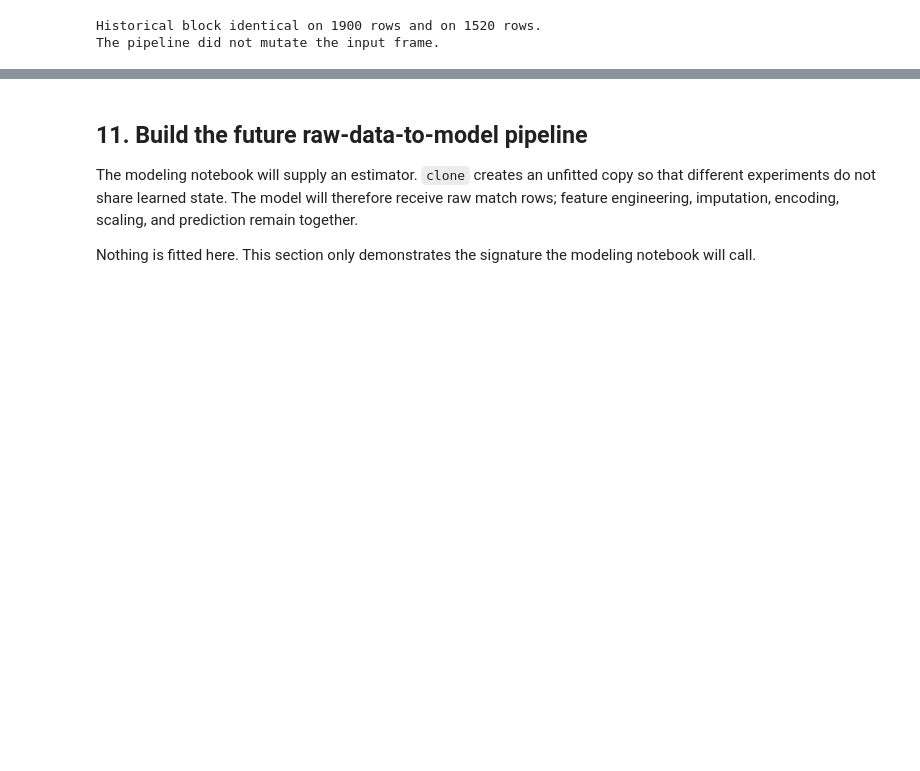
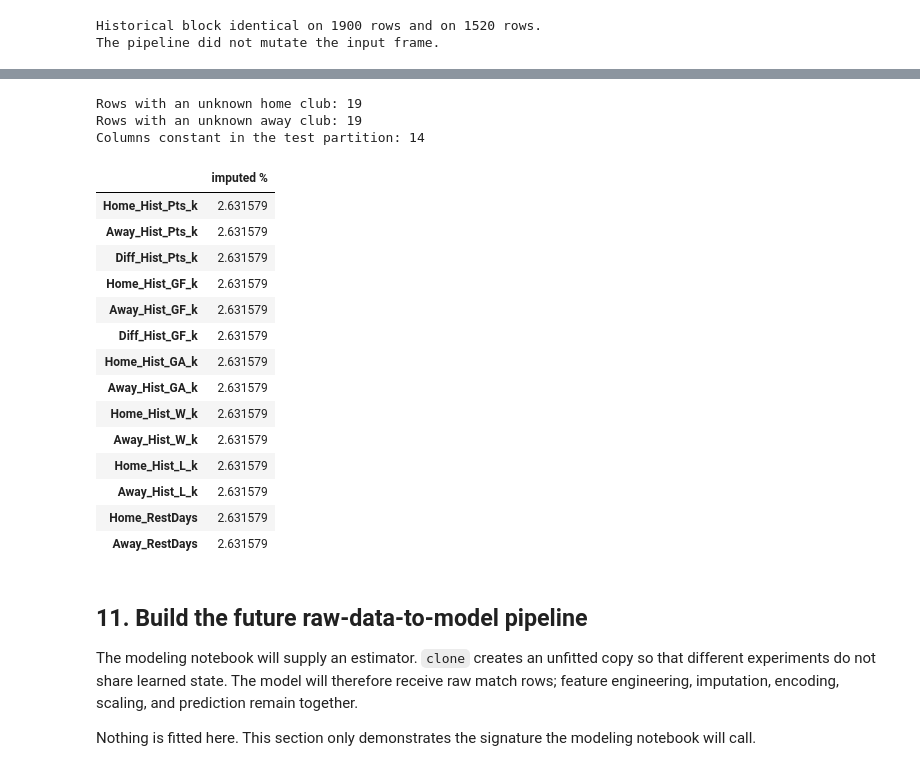
Before and after one commit to errodd/premier_league_football_predictor, a Jupyter notebook: notebooks/02_data_preparation.ipynb, the cells around one changed output, grey strips where cells are left out. Cells and saved outputs as stored; diff of their text form; code cells hidden in the pictures; blank space fills up the shorter version.

```diff
--- a/notebooks/02_data_preparation.ipynb
+++ b/notebooks/02_data_preparation.ipynb
@@ -541,0 +551,12 @@ The pipeline did not mutate the input frame.
+# %%
+built_test = hist_all.loc[is_test.to_numpy()].reset_index(drop=True)
+X_test_prepared = preprocessor.transform(built_test)
+
+assert X_test_prepared.shape[0] == len(df_test)
+assert X_test_prepared.shape[1] == len(output_feature_names)
+assert not X_test_prepared.isna().any().any(), "NaN reached the output"
+
+assert np.isfinite(X_test_prepared.to_numpy(dtype=float)).all()
+
+print(f"Test shape: {X_test_prepared.shape}")
+print("No missing values and no infinities in the test output.")
@@ -542,3 +574,48 @@ The pipeline did not mutate the input frame.
+# %%
+home_clubs = [c for c in X_test_prepared if c.startswith("HomeTeam_")]
+away_clubs = [c for c in X_test_prepared if c.startswith("AwayTeam_")]
+
+unknown_home = int((X_test_prepared[home_clubs].sum(axis=1) == 0).sum())
+unknown_away = int((X_test_prepared[away_clubs].sum(axis=1) == 0).sum())
+
+print(f"Rows with an unknown home club: {unknown_home}")
+print(f"Rows with an unknown away club: {unknown_away}")
+
+constant_in_test = [
+    name
+    for name in X_test_prepared.columns
+    if X_test_prepared[name].nunique() == 1
+]
+print(f"Columns constant in the test partition: {len(constant_in_test)}")
+
+imputation_report = pd.Series(
+    {
+        column: 100 * float(preview[column].isna().mean())
+        for column in HIST_KEEP + MARKET_KEEP + CAL_KEEP
+        if preview[column].isna().any()
+    },
+    name="imputed %",
+).to_frame()
+imputation_report
+# %% [output]
+Rows with an unknown home club: 19
+Rows with an unknown away club: 19
+Columns constant in the test partition: 14
+|  | imputed % |
+| Home_Hist_Pts_k | 2.631579 |
+| Away_Hist_Pts_k | 2.631579 |
+| Diff_Hist_Pts_k | 2.631579 |
+| Home_Hist_GF_k | 2.631579 |
+| Away_Hist_GF_k | 2.631579 |
+| Diff_Hist_GF_k | 2.631579 |
+| Home_Hist_GA_k | 2.631579 |
+| Away_Hist_GA_k | 2.631579 |
+| Home_Hist_W_k | 2.631579 |
+| Away_Hist_W_k | 2.631579 |
+| Home_Hist_L_k | 2.631579 |
+| Away_Hist_L_k | 2.631579 |
+| Home_RestDays | 2.631579 |
+| Away_RestDays | 2.631579 |
 # %% [markdown]
 ## 11. Build the future raw-data-to-model pipeline
 
```
Also changed, not shown: parts of 4 cells of this notebook.
